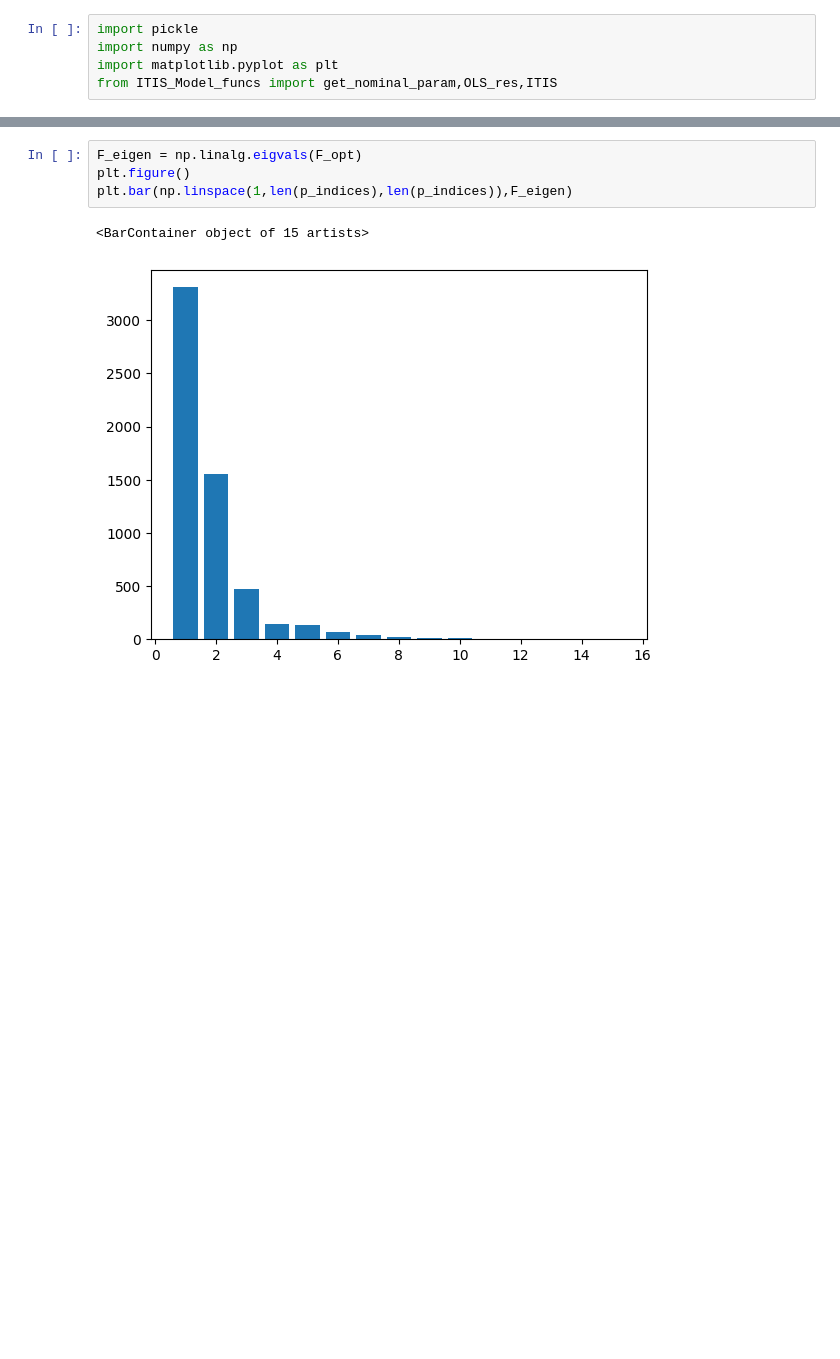
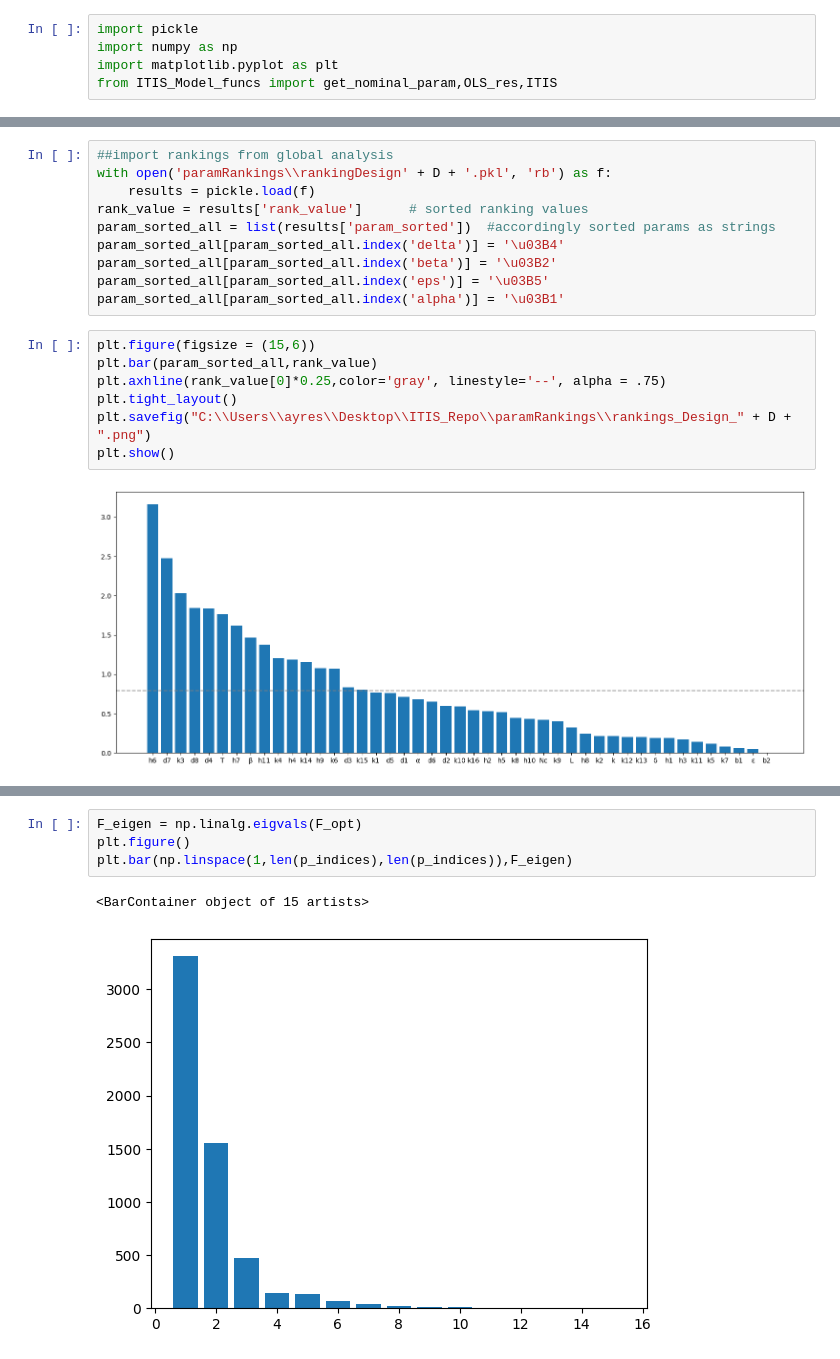
Before and after one commit to aayres22/ITIS_Analysis, a Jupyter notebook: FIM_jup.ipynb, the cells around one changed output, grey strips where cells are left out. Saved outputs shown, nothing was run; the diff lists cells and outputs as text; blank space fills up the shorter version.

```diff
--- a/FIM_jup.ipynb
+++ b/FIM_jup.ipynb
@@ -39,4 +49,23 @@ for i in range(n_param):  #calculate the relative residual sensitivity to each 4
 ##RIGHT NOW THIS IS BEING CALCULATED WITH NOISELESS DATA
         S[i, :] = ((1 / h) * (OLS_res(param_delta, y_data, t_data, i, output_ids, param_log, IC)
                                             - OLS_res(param_in, y_data, t_data, i, output_ids, param_log, IC)))
+# %%
+##import rankings from global analysis
+with open('paramRankings\\rankingDesign' + D + '.pkl', 'rb') as f:
+    results = pickle.load(f)
+rank_value = results['rank_value']      # sorted ranking values
+param_sorted_all = list(results['param_sorted'])  #accordingly sorted params as strings
+param_sorted_all[param_sorted_all.index('delta')] = '\u03B4'
+param_sorted_all[param_sorted_all.index('beta')] = '\u03B2'
+param_sorted_all[param_sorted_all.index('eps')] = '\u03B5'
+param_sorted_all[param_sorted_all.index('alpha')] = '\u03B1'
+# %%
+plt.figure(figsize = (15,6))
+plt.bar(param_sorted_all,rank_value)
+plt.axhline(rank_value[0]*0.25,color='gray', linestyle='--', alpha = .75)
+plt.tight_layout()
+plt.savefig("C:\\Users\\ayres\\Desktop\\ITIS_Repo\\paramRankings\\rankings_Design_" + D + ".png")
+plt.show()
+# %% [output]
+[figure, added]
 # %%
```
Also changed, not shown: parts of 4 cells of this notebook, 31 other files.
